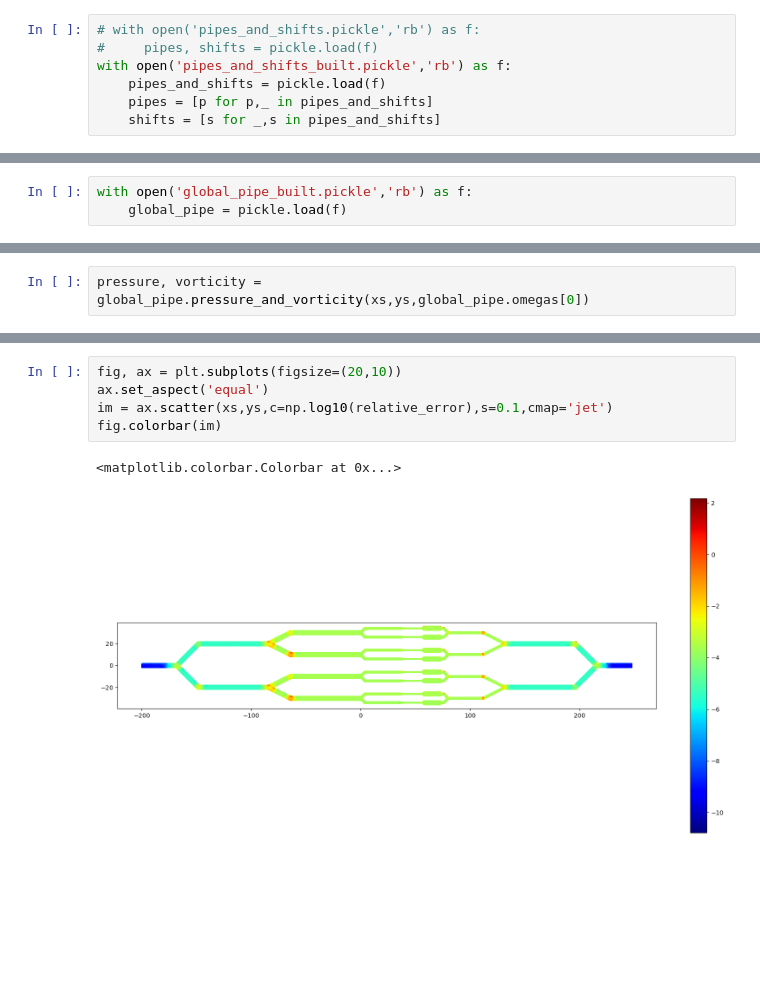
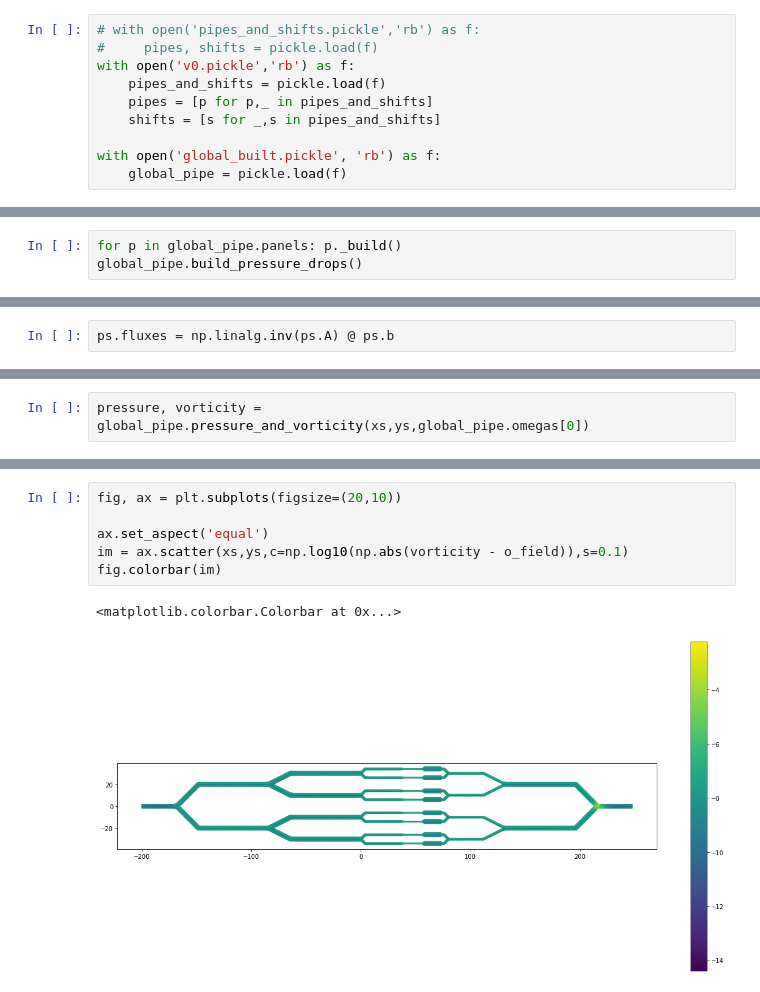
Before and after one commit to WangHaiYang874/stokes2d, a Jupyter notebook: exp3-copy/connecting.ipynb, the cells around one changed output, grey strips where cells are left out. Cells and saved outputs as stored; diff of their text form; blank space fills up the shorter version.

```diff
--- a/exp3-copy/connecting.ipynb
+++ b/exp3-copy/connecting.ipynb
@@ -15,9 +13,12 @@ from pipe_system.let_index import LetIndex
 # %%
 # with open('pipes_and_shifts.pickle','rb') as f:
 #     pipes, shifts = pickle.load(f)
-with open('pipes_and_shifts_built.pickle','rb') as f:
+with open('v0.pickle','rb') as f:
     pipes_and_shifts = pickle.load(f)
     pipes = [p for p,_ in pipes_and_shifts]
     shifts = [s for _,s in pipes_and_shifts]
+
+with open('global_built.pickle', 'rb') as f:
+    global_pipe = pickle.load(f)
 # %%
 for pipe in set(pipes):
@@ -27,3 +33,6 @@ KeyboardInterrupt:
+# %%
+for p in global_pipe.panels: p._build()
+global_pipe.build_pressure_drops()
 # %%
 bdr_pipe = BoundaryPipe([BoundaryLet(-200,0,0,4,-1),BoundaryLet(248,0,np.pi,4,1)])
 real_pipes = [RealPipe(p,shift_x=shift[0],shift_y=shift[1]) for p,shift in zip(pipes,shifts)]
@@ -34,5 +40,7 @@ lets = sorted([l for p in real_pipes for l in p.lets], key=lambda l: l.x)
 # %%
 ps = PipeSystem(real_pipes,bdr_pipe)
+# %%
+ps.fluxes = np.linalg.inv(ps.A) @ ps.b
 # %%
 color = 'rgbycmk'*10
 
@@ -94,6 +107,3 @@ ax.scatter(xs,ys,c=p_field,s=0.1)
-# %%
-with open('global_pipe_built.pickle','rb') as f:
-    global_pipe = pickle.load(f)
 # %%
 velocity = global_pipe.velocity(xs,ys,global_pipe.omegas[0])
 # %%
@@ -108,8 +122,9 @@ array([0.04420098, 0.00410574, 0.0030664 , ..., 0.0001631 , 0.00040412,
 # %%
 fig, ax = plt.subplots(figsize=(20,10))
+
 ax.set_aspect('equal')
-im = ax.scatter(xs,ys,c=np.log10(relative_error),s=0.1,cmap='jet')
+im = ax.scatter(xs,ys,c=np.log10(np.abs(vorticity - o_field)),s=0.1)
 fig.colorbar(im)
 # %% [output]
 <matplotlib.colorbar.Colorbar at 0x...>
-[figure, old version]
+[figure, new version]
```
Also changed, not shown: parts of 15 cells of this notebook, 8 other files.
